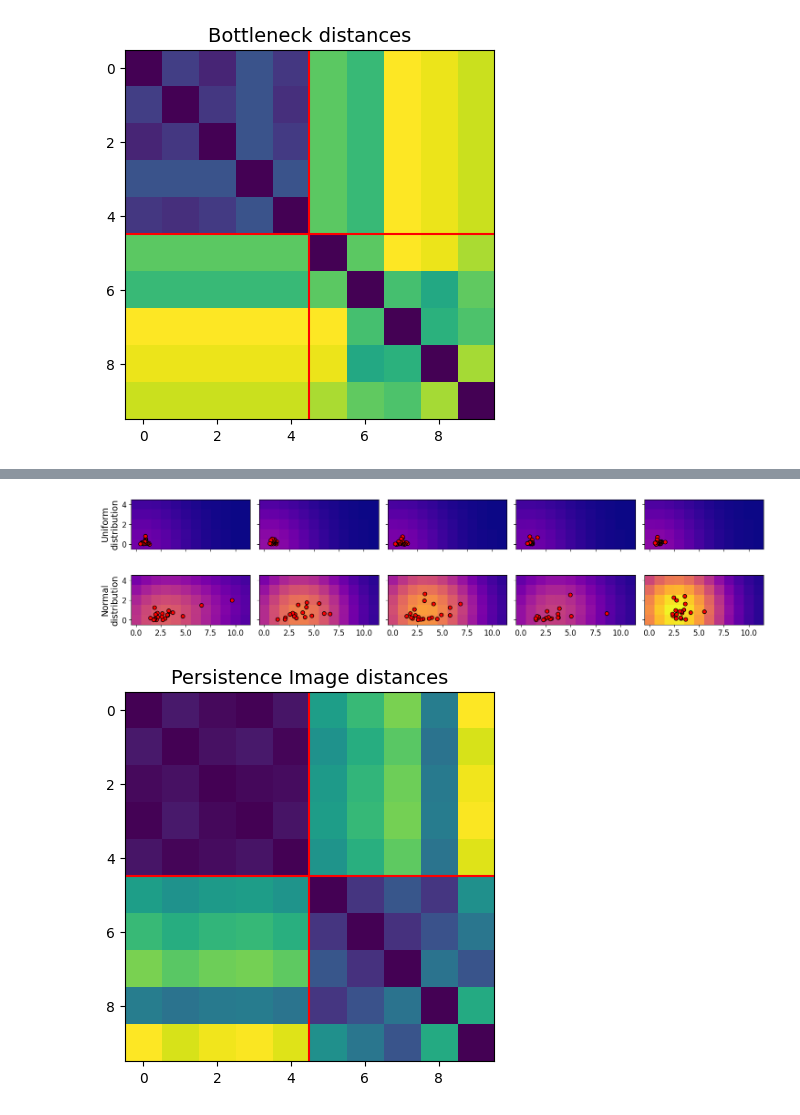
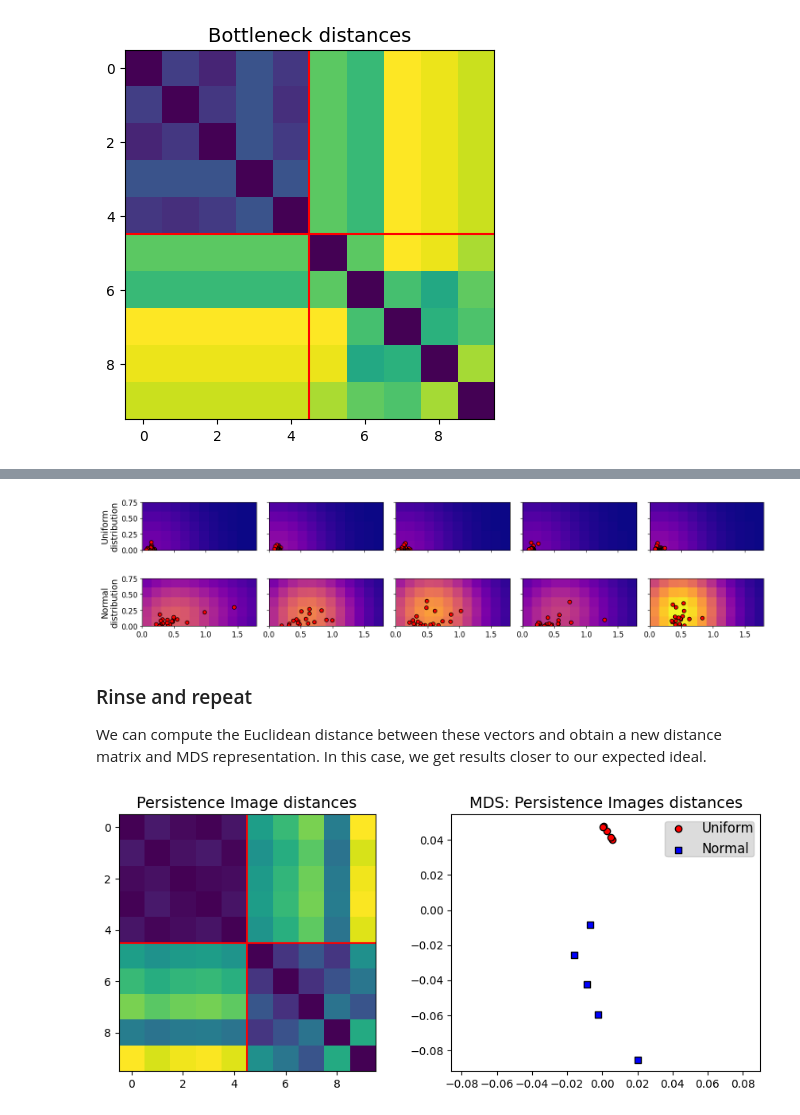
Before and after one commit to ejamezquita/pavement_tda, a Jupyter notebook: jupyter/03_tda_general_pipeline.ipynb, the cells around one changed output, grey strips where cells are left out. Saved outputs shown, nothing was run; the diff lists cells and outputs as text; code cells hidden in the pictures.

```diff
--- a/jupyter/03_tda_general_pipeline.ipynb
+++ b/jupyter/03_tda_general_pipeline.ipynb
@@ -12,4 +46,6 @@ from sklearn import manifold
 fs = 14
 colors = ['coral','dodgerblue']
 markers =  ['s', 'D']
+rng = np.random.default_rng(42)
 legend_kw = dict(facecolor='gainsboro', framealpha=1, borderpad=0)
+mds_kw = dict(n_components=2, max_iter=3000,  eps=1e-9, n_init=1, random_state=42, dissimilarity="precomputed", n_jobs=1)
@@ -59,7 +135,9 @@ hdim = 1
 bns = np.zeros((len(dgms), len(dgms)))
 for i in range(len(dgms)-1):
     for j in range(i+1, len(dgms)):
-        bn = gd.bottleneck_distance(dgms[i][hdim], dgms[j][hdim])
+        bn = persim.bottleneck(dgms[i][hdim], dgms[j][hdim], matching=False)
+        # Alternative way to compute bottleneck distance with gudhi
+        #bn = gd.bottleneck_distance(dgms[i][hdim], dgms[j][hdim])
         bns[i,j] = bn
         bns[j,i] = bn
 plt.imshow(bns);
@@ -125,18 +265,25 @@ print(max_birth, max_lt, sep='\t')
 # %%
 sigma = 0.25
-persw = 1
 pixsz = 0.15
 
+# We make sure that the birth and lifetime ranges are integer multiples of pixel size.
 pi_params = {'birth_range':(0, pixsz * np.ceil((max_birth + sigma)/pixsz)),
              'pers_range':(0, pixsz * np.ceil((max_lt + sigma)/pixsz)),
              'pixel_size': pixsz,
              'weight': 'persistence',
-             'weight_params': {'n': persw},
+             'weight_params': {'n': 1},
              'kernel':'gaussian',
              'kernel_params':{'sigma': [[sigma, 0.0], [0.0, sigma]]} }
 
+# Define a transformer with fixed parameters so all the diagrams will be treated exactly the same
+# (so they'll be comparable)
 pimgr = persim.PersistenceImager(**pi_params)
 extent = np.array([ pimgr.birth_range[0], pimgr.birth_range[1], pimgr.pers_range[0], pimgr.pers_range[1] ])
 print(extent)
+
+# Transform the lifetime diagrams into persistence images
+pimgs = np.asarray(pimgr.transform(lt_h1, skew=False))
+pi_vmax = np.max(pimgs)
+print(pimgs.shape)
 # %% [output]
 [0.   1.8  0.   0.75]
@@ -168,10 +291,12 @@ fig.tight_layout()
 # %%
+# Plot the images and overlay the lifetime diagram. Compare it with the lifetime diagrams plotted above
+
 fig, ax = plt.subplots(2, len(dgms)//2, figsize=(15, 4), sharex=True, sharey=True)
 ax = np.atleast_1d(ax).ravel()
 
 for i in range(len(ax)):
-    ax[i].imshow(pimgs[i].T, origin='lower', cmap='plasma', vmin=0, vmax=pi_vmax)
-    ax[i].scatter(*(lt_h1[i].T)/pixsz, marker='o', fc='r', ec='k', zorder=2)
+    ax[i].imshow(pimgs[i].T, origin='lower', cmap='plasma', vmin=0, vmax=pi_vmax, extent=extent)
+    ax[i].scatter(*lt_h1[i].T, marker='o', fc='r', ec='k', zorder=2)
     #ax[i].legend(loc='upper right', fontsize=0.85*fs, facecolor='gainsboro', framealpha=1, borderpad=0)
 
     ax[i].tick_params(labelsize=.85*fs)
@@ -180,17 +305,35 @@ ax[0].set_ylabel('Uniform\ndistribution', fontsize=fs)
 ax[N].set_ylabel('Normal\ndistribution', fontsize=fs)
 fig.tight_layout()
 # %% [output]
-[figure, old version]
+[figure, new version]
+# %% [markdown]
+### Rinse and repeat
+
+We can compute the Euclidean distance between these vectors and obtain a new distance matrix and MDS representation. In this case, we get results closer to our expected ideal.
 # %%
 pids = np.zeros((len(dgms), len(dgms)))
 for i in range(len(dgms)-1):
     for j in range(i+1, len(dgms)):
         pid = np.sqrt(np.sum((pimgs[j] - pimgs[i])**2))
         pids[i,j] = pid
         pids[j,i] = pid
-plt.imshow(pids);
-plt.axvline(N-.5, c='r')
-plt.axhline(N-.5, c='r')
-plt.title('Persistence Image distances', fontsize=fs);
+X_mds = manifold.MDS(**mds_kw).fit(pids).embedding_
+
+
+fig, ax = plt.subplots(1,2, figsize=(9,4))
+
+ax[0].imshow(pids);
+ax[0].axvline(N-.5, c='r')
+ax[0].axhline(N-.5, c='r')
+ax[0].set_title('Persistence Image distances', fontsize=fs);
+
+ax[1].scatter(*X_mds[:5].T, fc='r', ec='k', marker='o', label='Uniform')
+ax[1].scatter(*X_mds[5:].T, fc='b', ec='k', marker='s', label='Normal')
+ax[1].legend(fontsize=0.85*fs, **legend_kw);
+ax[1].set_aspect('equal', 'datalim')
+ax[1].set_title('MDS: Persistence Images distances', fontsize=fs);
+
+fig.align_titles()
+fig.tight_layout()
 # %% [output]
-[figure, old version]
+[figure, new version]
```
Also changed, not shown: parts of 29 cells of this notebook.
